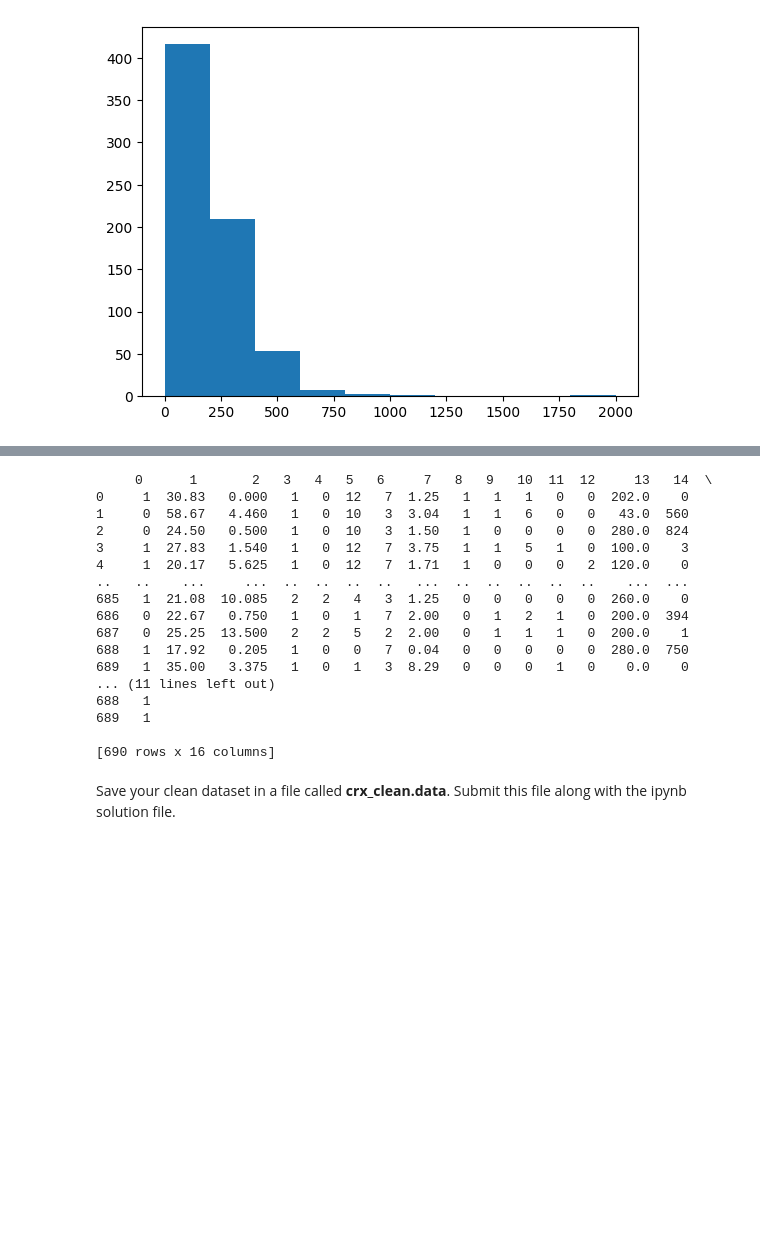
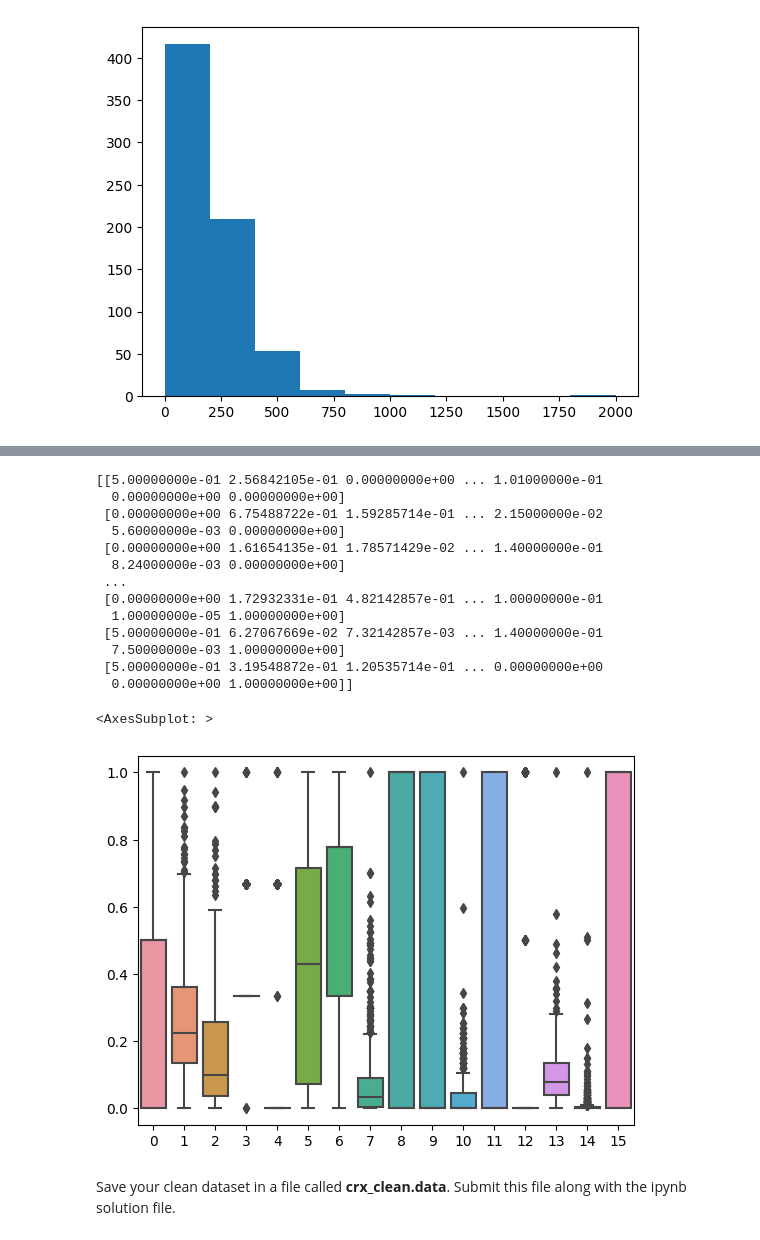
Before and after one commit to ankitajaswal/Cmpe255, a Jupyter notebook: HW1/HW1 Part 1.ipynb, the cells around one changed output, grey strips where cells are left out. Cells and saved outputs as stored; diff of their text form; code cells hidden in the pictures; blank space fills up the shorter version.

```diff
--- a/HW1/HW1 Part 1.ipynb
+++ b/HW1/HW1 Part 1.ipynb
@@ -397,25 +444,26 @@ def preprocess(df):
 # %%
 df_clean = preprocess(df)
 
-print(df)
+print(df_clean)
 # %% [output]
-     0      1       2   3   4   5   6     7   8   9   10  11  12     13   14  \
-0     1  30.83   0.000   1   0  12   7  1.25   1   1   1   0   0  202.0    0
-1     0  58.67   4.460   1   0  10   3  3.04   1   1   6   0   0   43.0  560
-2     0  24.50   0.500   1   0  10   3  1.50   1   0   0   0   0  280.0  824
-3     1  27.83   1.540   1   0  12   7  3.75   1   1   5   1   0  100.0    3
-4     1  20.17   5.625   1   0  12   7  1.71   1   0   0   0   2  120.0    0
-..   ..    ...     ...  ..  ..  ..  ..   ...  ..  ..  ..  ..  ..    ...  ...
-685   1  21.08  10.085   2   2   4   3  1.25   0   0   0   0   0  260.0    0
-686   0  22.67   0.750   1   0   1   7  2.00   0   1   2   1   0  200.0  394
-687   0  25.25  13.500   2   2   5   2  2.00   0   1   1   1   0  200.0    1
-688   1  17.92   0.205   1   0   0   7  0.04   0   0   0   0   0  280.0  750
-689   1  35.00   3.375   1   0   1   3  8.29   0   0   0   1   0    0.0    0
-... (11 lines left out)
-688   1
-689   1
-
-[690 rows x 16 columns]
+[[5.00000000e-01 2.56842105e-01 0.00000000e+00 ... 1.01000000e-01
+  0.00000000e+00 0.00000000e+00]
+ [0.00000000e+00 6.75488722e-01 1.59285714e-01 ... 2.15000000e-02
+  5.60000000e-03 0.00000000e+00]
+ [0.00000000e+00 1.61654135e-01 1.78571429e-02 ... 1.40000000e-01
+  8.24000000e-03 0.00000000e+00]
+ ...
+ [0.00000000e+00 1.72932331e-01 4.82142857e-01 ... 1.00000000e-01
+  1.00000000e-05 1.00000000e+00]
+ [5.00000000e-01 6.27067669e-02 7.32142857e-03 ... 1.40000000e-01
+  7.50000000e-03 1.00000000e+00]
+ [5.00000000e-01 3.19548872e-01 1.20535714e-01 ... 0.00000000e+00
+  0.00000000e+00 1.00000000e+00]]
+# %%
+sns.boxplot(data=df_clean)
+# %% [output]
+<AxesSubplot: >
+[figure, added]
 # %% [markdown]
 Save your clean dataset in a file called **crx_clean.data**. Submit this file along with the ipynb solution file.
 # %%
```
Also changed, not shown: parts of 12 cells of this notebook.
